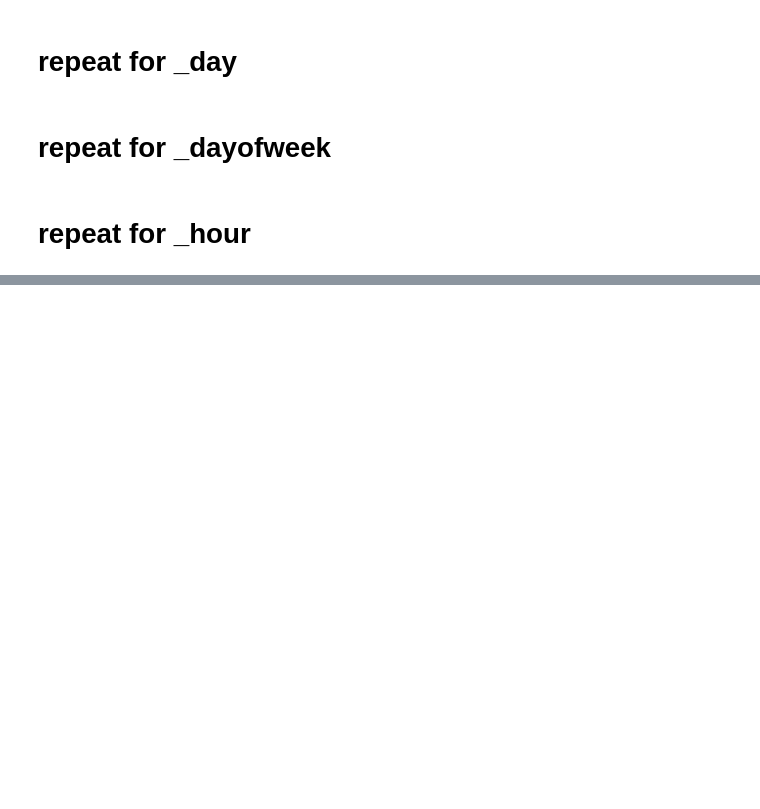
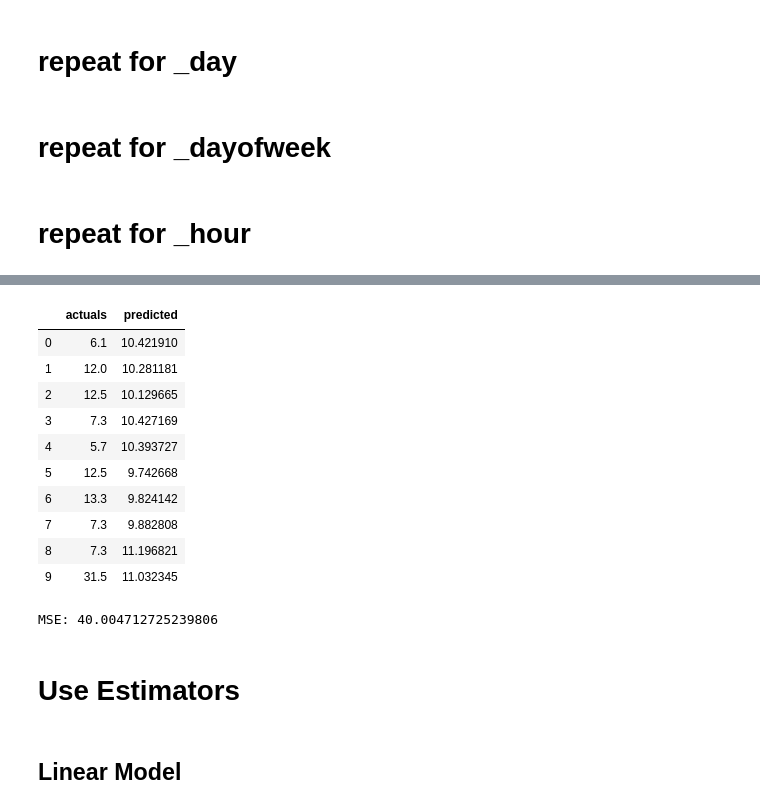
Before and after one commit to securetorobert/MEST, a Jupyter notebook: Scratchbook.ipynb, the cells around one changed output, grey strips where cells are left out. Saved outputs shown, nothing was run; the diff lists cells and outputs as text; code cells hidden in the pictures; blank space fills up the shorter version.

```diff
--- a/Scratchbook.ipynb
+++ b/Scratchbook.ipynb
@@ -424,4 +342,6 @@ Score: 0.0005125554309314273
 # %% [markdown]
 # repeat for _dayofweek
+# %%
+dow_df = pd.get_dummies(new_df['_dayofweek'], prefix='_dayofweek', drop_first=True)
 # %% [markdown]
 # repeat for _hour
@@ -427,0 +484,15 @@ Score: 0.0005125554309314273
+# %%
+X = new_df.drop(['fare_amount', 'key', 'pickup_datetime', '_pickup_datetime'], axis=1).values
+y = new_df[['fare_amount']].values
+X_train, X_test, y_train, y_test = train_test_split(X, y, test_size=0.1, random_state=1)
+
+#featuresLayer = keras.layers.DenseFeatures(dense_columns)
+model = keras.Sequential([
+    keras.layers.Dense(128, input_shape=(X_train.shape[1],), activation='relu'),
+    keras.layers.Dense(128, activation='relu'),
+    keras.layers.Dense(1)
+])
+
+model.compile(optimizer='adam', loss='mse')
+
+model.fit(X_train, y_train, epochs=10, validation_split=0.1)
@@ -427,0 +518,24 @@ Score: 0.0005125554309314273
+# %%
+y_pred = model.predict(X_test)
+comp = pd.DataFrame({'actuals': y_test.reshape(-1), 'predicted': y_pred.reshape(-1)})
+comp.head(n=10)
+# %% [output]
+|  | actuals | predicted |
+| 0 | 6.1 | 10.421910 |
+| 1 | 12.0 | 10.281181 |
+| 2 | 12.5 | 10.129665 |
+| 3 | 7.3 | 10.427169 |
+| 4 | 5.7 | 10.393727 |
+| 5 | 12.5 | 9.742668 |
+| 6 | 13.3 | 9.824142 |
+| 7 | 7.3 | 9.882808 |
+| 8 | 7.3 | 11.196821 |
+| 9 | 31.5 | 11.032345 |
+# %%
+print('MSE: {}'.format(mean_squared_error(y_test, y_pred)))
+# %% [output]
+MSE: 40.004712725239806
+# %% [markdown]
+# Use Estimators
+# %% [markdown]
+## Linear Model
```
Also changed, not shown: parts of 75 cells of this notebook, 1 other file.
